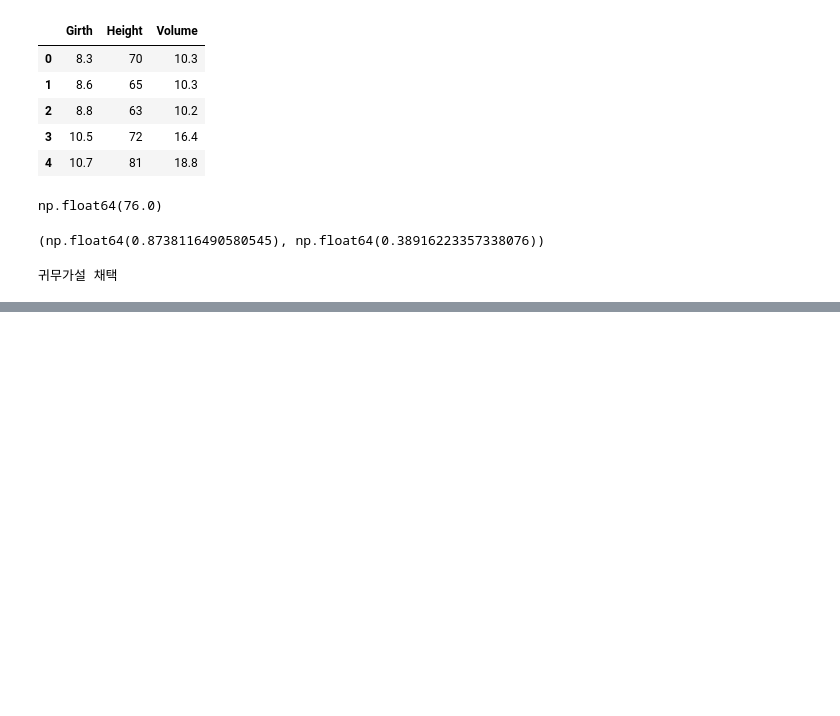
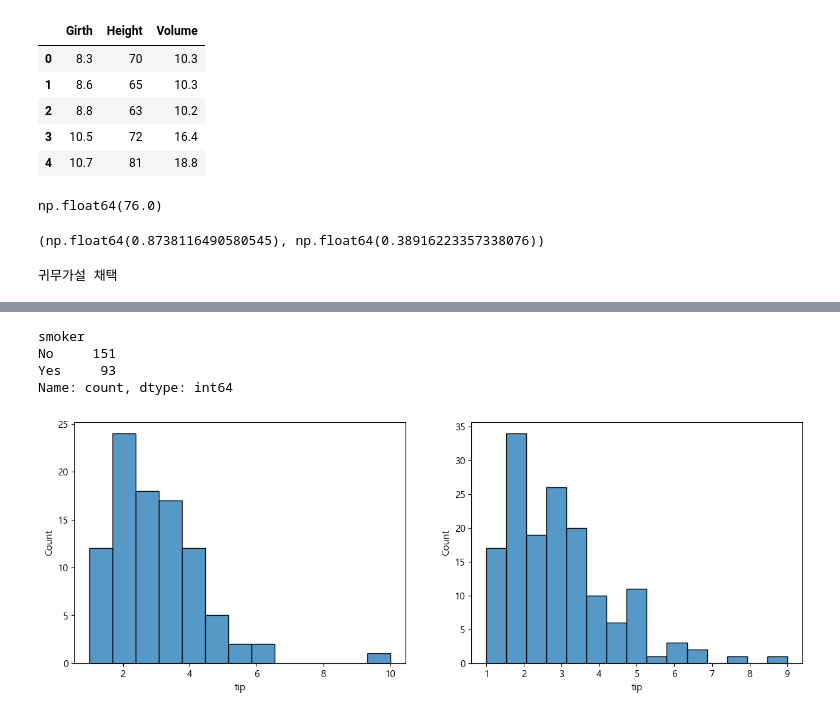
Before and after one commit to dsleslie/Archiving, a Jupyter notebook: IMDGB/step03_statistics/241007_lecture.ipynb, the cells around one changed output, grey strips where cells are left out. Cells and saved outputs as stored; diff of their text form; code cells hidden in the pictures; blank space fills up the shorter version.

```diff
--- a/IMDGB/step03_statistics/241007_lecture.ipynb
+++ b/IMDGB/step03_statistics/241007_lecture.ipynb
@@ -236,0 +256,6 @@ else:
+# %%
+import seaborn as sns
+import pandas as pd
+
+tips = sns.load_dataset("tips")
+tips.head()
@@ -236,0 +288,25 @@ else:
+# %%
+tips['smoker'].value_counts()
+# %% [output]
+smoker
+No     151
+Yes     93
+Name: count, dtype: int64
+# %%
+import matplotlib.pyplot as plt
+import seaborn as sns
+
+# 데이터 분리
+smoker_yes=tips.loc[tips['smoker']=='Yes',:]
+smoker_no=tips.loc[tips['smoker']=='No',:]
+
+
+fig, ax = plt.subplots(nrows = 1, ncols = 2, figsize=(15,5))
+
+sns.histplot(smoker_yes['tip'], ax=ax[0])
+sns.histplot(smoker_no['tip'], ax=ax[1])
+
+
+plt.show()
+# %% [output]
+[figure, added]
```
Also changed, not shown: parts of 6 cells of this notebook.
